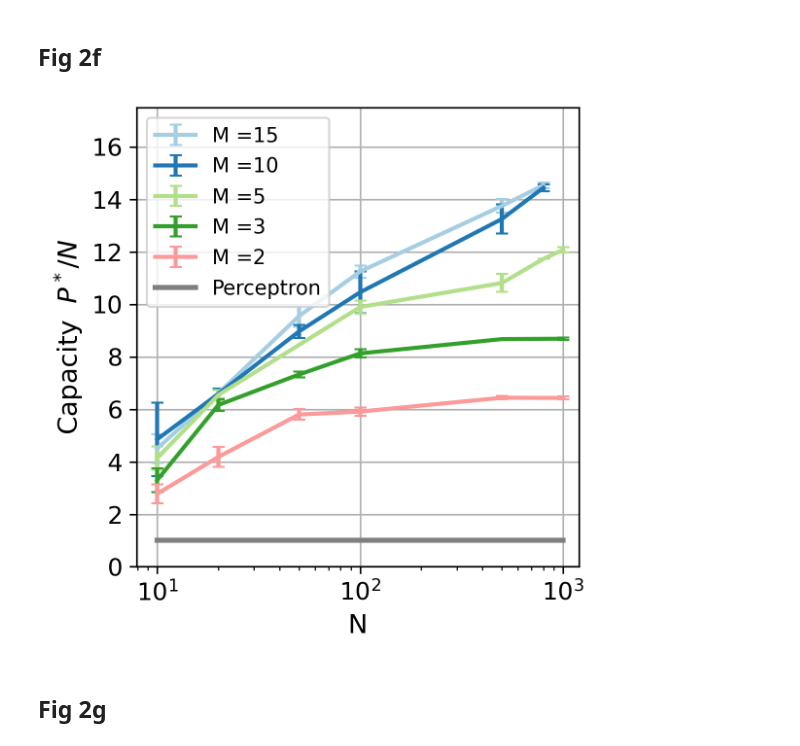
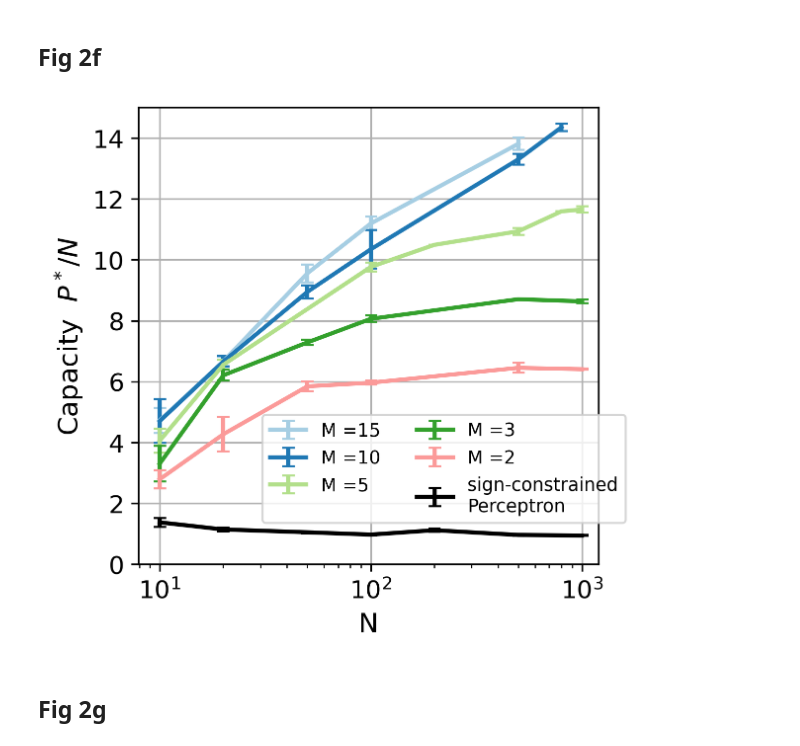
Before and after one commit to london-and-tequila/parallel_synapse_capacity, a Jupyter notebook: Fig2.ipynb, the cells around one changed output. Cells and saved outputs as stored; diff of their text form; code cells hidden in the pictures.

```diff
--- a/Fig2.ipynb
+++ b/Fig2.ipynb
@@ -11,11 +11,14 @@ import random
 
 import matplotlib.pyplot as plt
 from sklearn.linear_model import LogisticRegression
+
+all_N = [10, 20, 50, 100, 200, 500, 800, 1000, 2000, 5000]
+colors = plt.cm.tab10.colors
 # %%
 experi = {}
 allN = set()
 allM = set()
-for N in [10, 20, 50, 100, 500, 800, 1000]:
+for N in [10, 20, 50, 100, 200, 500, 800, 1000]:
     path = glob.glob(
         "./gradient_descent_results/N_" + str(N) + "_png/*seed_[0-9].png"
     ) + glob.glob(
@@ -31,8 +34,10 @@ for N in [10, 20, 50, 100, 500, 800, 1000]:
             int(params[5]),
             int(params[7]),
         )
-        #         if M_ == 5:
-        #             continue
+        if M_ == 20:
+            continue
+        if M_ == 15 and N_ == 1000:
+            continue
         if (N_, M_) not in experi:
             experi[(N_, M_)] = {}
         if P_ not in experi[(N_, M_)]:
@@ -181,7 +198,7 @@ plt.show()
 # %% [markdown]
 ## Fig 2f
 # %%
-fig, ax = plt.subplots(figsize=(4.0, 4.0), dpi=300)
+fig, ax = plt.subplots(figsize=(4, 4), dpi=300)
 
 # Get the 'Pastel1' colormap
 cmap = plt.cm.get_cmap("Paired")
@@ -213,51 +230,63 @@ for i, M in [(0, 15), (1, 10), (2, 5), (3, 3), (4, 2)]:
             capacity[M][:-1, 2],
             yerr=capacity[M][:-1, 3],
             capsize=3,
             color=color[i],
             label="M =" + str(M),
             linewidth=2,
         )
         continue
     x, y, yerr = capacity[M][:, 0], capacity[M][:, 2], capacity[M][:, 3]
 
     plt.errorbar(
         x[~np.isnan(y)],
         y[~np.isnan(y)],
         yerr=yerr[~np.isnan(y)],
         capsize=3,
         color=color[i],
         label="M =" + str(M),
         linewidth=2,
     )
 
-# plt.legend( prop={'size':10},loc='upper left')
-plt.plot(
-    np.linspace(10, 1e3, 5),
-    np.ones((5,)) * 1,
-    "tab:grey",
-    linewidth=2.5,
-    label="Perceptron",
+distribution = "uniform"
+learning_rule = "amit"
+with open(
+    "perceptron_sign_constrained_capacity_{}_{}.pkl".format(
+        distribution, learning_rule
+    ),
+    "rb",
+) as f:
+    capacity_perceptron_sign_constrained = pickle.load(f)
+capacity_perceptron_sign_constrained = np.array(capacity_perceptron_sign_constrained)
+
+# capacity_no_limit = capacity_no_limit[5]
+plt.errorbar(
+    capacity_perceptron_sign_constrained[:, 0],
+    capacity_perceptron_sign_constrained[:, 1],
+    yerr=capacity_perceptron_sign_constrained[:, 2],
+    capsize=3,
+    linewidth=2,
+    color="k",
+    label="sign-constrained\nPerceptron",
 )
-
-handles, labels = ax.get_legend_handles_labels()
-# put the perceptron label at the last
-handles = handles[1:] + [handles[0]]
-labels = labels[1:] + [labels[0]]
-plt.legend(handles, labels, prop={"size": 10}, loc="upper left")
-
+# handles, labels = ax.get_legend_handles_labels()
+# # put the perceptron label at the last
+# handles = handles[1:] + [handles[0]]
+# labels = labels[1:] + [labels[0]]
+# plt.legend(handles, labels, prop={"size": 10}, loc="upper left")
+plt.legend(prop={"size": 8.8}, loc=[0.27, 0.09], ncol=2)
 plt.xscale("log")
 plt.grid()
 
 plt.xlabel("N", fontsize=13)
 plt.ylabel("Capacity " + r" $P^*/N $", fontsize=13)
 plt.xlim([-15, 1.2e3])
-plt.ylim([0, 17.5])
+plt.ylim([0, 15])
 
-plt.tight_layout()
+# plt.tight_layout()
 
-plt.savefig("capacity_two.pdf")
+plt.savefig("capacity_restricted_model.pdf")
 # %% [output]
-[figure, old version]
+[figure, new version]
 # %%
 from parallel_synapse_gradient import *
 
```
Also changed, not shown: parts of 3 cells of this notebook, 11 other files.
